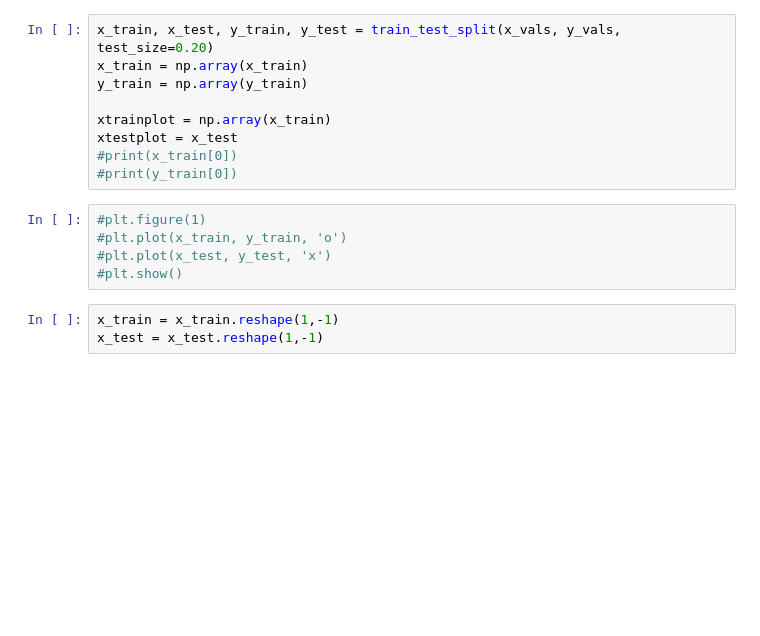
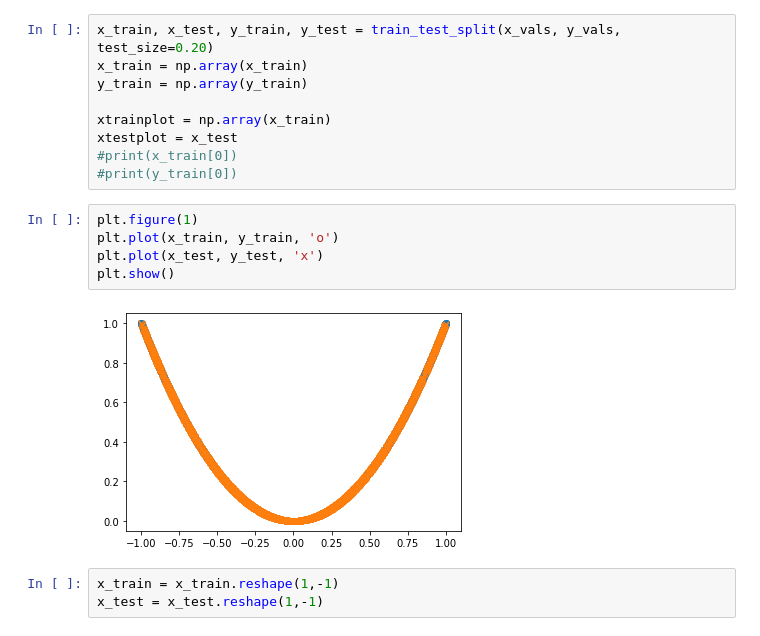
Before and after one commit to kaddef/Function-Approximation, a Jupyter notebook: FunctionApproximation6_20x20HiddenLayer.ipynb, the cells around one changed output. Drawn from its saved outputs; the diff is of its cells as text; blank space fills up the shorter version.

```diff
--- a/FunctionApproximation6_20x20HiddenLayer.ipynb
+++ b/FunctionApproximation6_20x20HiddenLayer.ipynb
@@ -29,10 +29,12 @@ xtestplot = x_test
 #print(x_train[0])
 #print(y_train[0])
 # %%
-#plt.figure(1)
-#plt.plot(x_train, y_train, 'o')
-#plt.plot(x_test, y_test, 'x')
-#plt.show()
+plt.figure(1)
+plt.plot(x_train, y_train, 'o')
+plt.plot(x_test, y_test, 'x')
+plt.show()
+# %% [output]
+[figure, added]
 # %%
 x_train = x_train.reshape(1,-1)
 x_test = x_test.reshape(1,-1)
```
Also changed, not shown: parts of 3 cells of this notebook.
